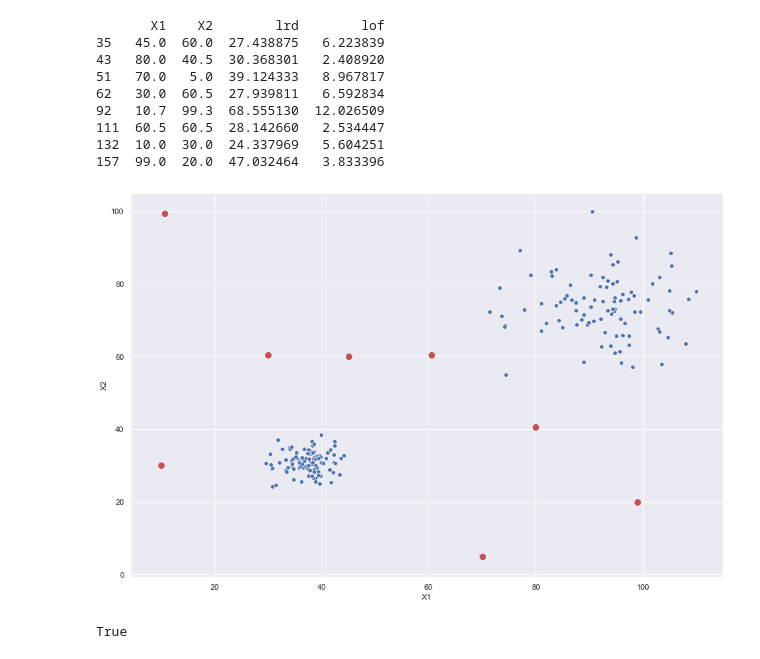
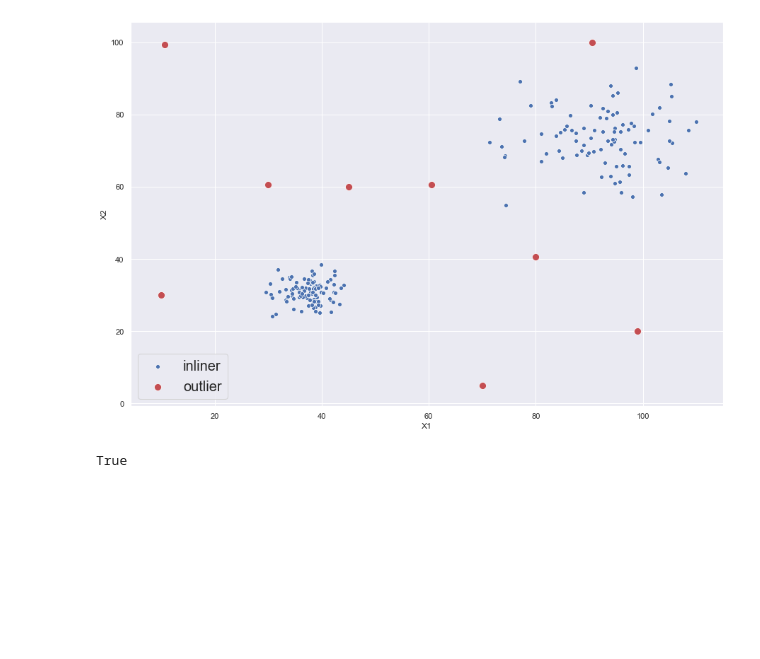
Before and after one commit to Muhammad-Arslan1996/local_outlier_factor, a Jupyter notebook: LOF.ipynb, the cells around one changed output. Cells and saved outputs as stored; diff of their text form; code cells hidden in the pictures; blank space fills up the shorter version.

```diff
--- a/LOF.ipynb
+++ b/LOF.ipynb
@@ -25,45 +25,39 @@ def reachability_distance(nearest_neighbour_index, nearest_neighbour_distance, k
 # %%
 def local_outlier_factor(df, k, threshold):
     knn = k_neareast_neighbour(df, k)
     nearest_neighbours_indexes = knn[0]
     nearest_neighbour_distances = knn[1]
     knn_distance = knn[2]
     lrd = []
 
     lrd = np.array([reachability_distance(x, y, knn_distance)
           for x,y in zip(nearest_neighbours_indexes, nearest_neighbour_distances)]) / k
+
     df['lrd'] = lrd
     lof = []
     for idx, nni in enumerate(nearest_neighbours_indexes):
         lof.append(np.mean([lrd[idx]/lrd[x] for x in nni]))
     df['lof'] = lof
     df_outlier = df[df['lof'] > threshold]
-    print(df_outlier)
+
     sns.set(rc={'figure.figsize':(15,10)})
-    sns.scatterplot(x="X1", y="X2", data=df)
-    sns.scatterplot(x="X1", y="X2", data=df_outlier, s=100, color='r')
-
+    sns_plot = sns.scatterplot(x="X1", y="X2", data=df, label='inliner')
+    sns_plot = sns.scatterplot(x="X1", y="X2", data=df_outlier, s=100, color='r', label='outlier')
+    sns_plot.legend(fontsize=20)
+    fig = sns_plot.get_figure()
+    fig.savefig('lof.png')
     return df
 
 def main():
     df = pd.read_csv('./outliers-3.csv')
-    k = 40
+    k = 15
     threshold = 2
     df_with_lof = local_outlier_factor(df, k, threshold)
 
 if __name__ == "__main__":
     main()
 # %% [output]
-       X1    X2        lrd        lof
-35   45.0  60.0  27.438875   6.223839
-43   80.0  40.5  30.368301   2.408920
-51   70.0   5.0  39.124333   8.967817
-62   30.0  60.5  27.939811   6.592834
-92   10.7  99.3  68.555130  12.026509
-111  60.5  60.5  28.142660   2.534447
-132  10.0  30.0  24.337969   5.604251
-157  99.0  20.0  47.032464   3.833396
-[figure, old version]
+[figure, new version]
 # %%
 df = pd.read_csv('./outliers-3.csv')
 k = 6
```
Also changed, not shown: 3 other files.
